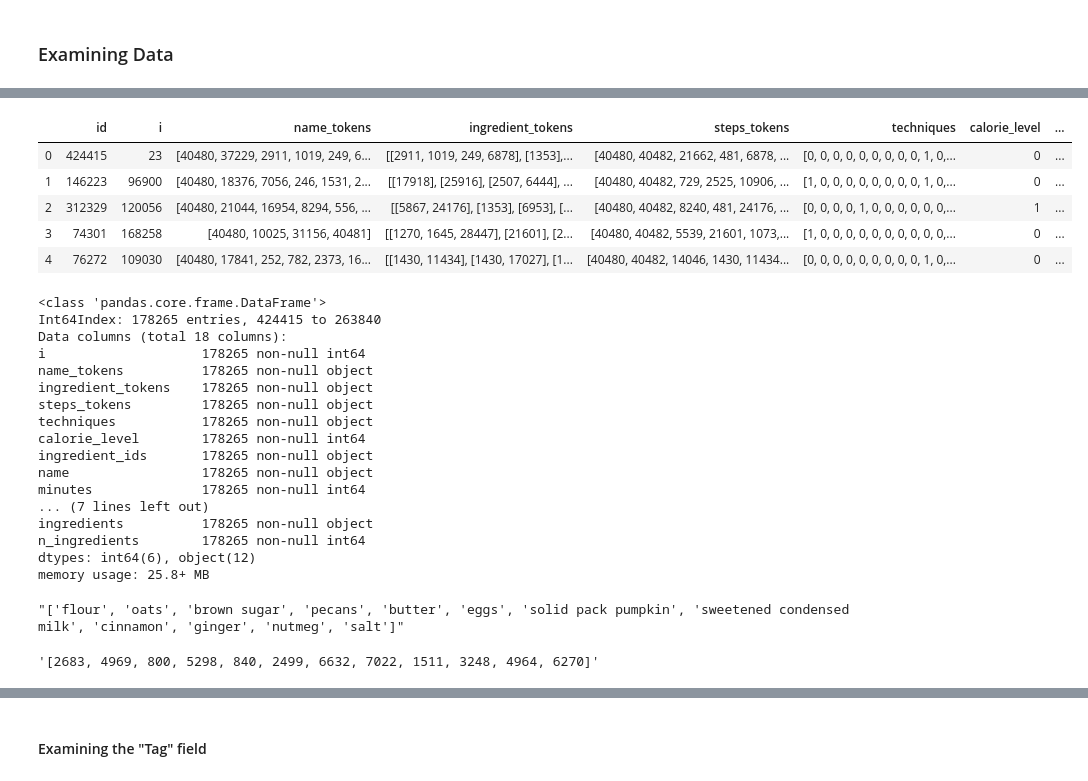
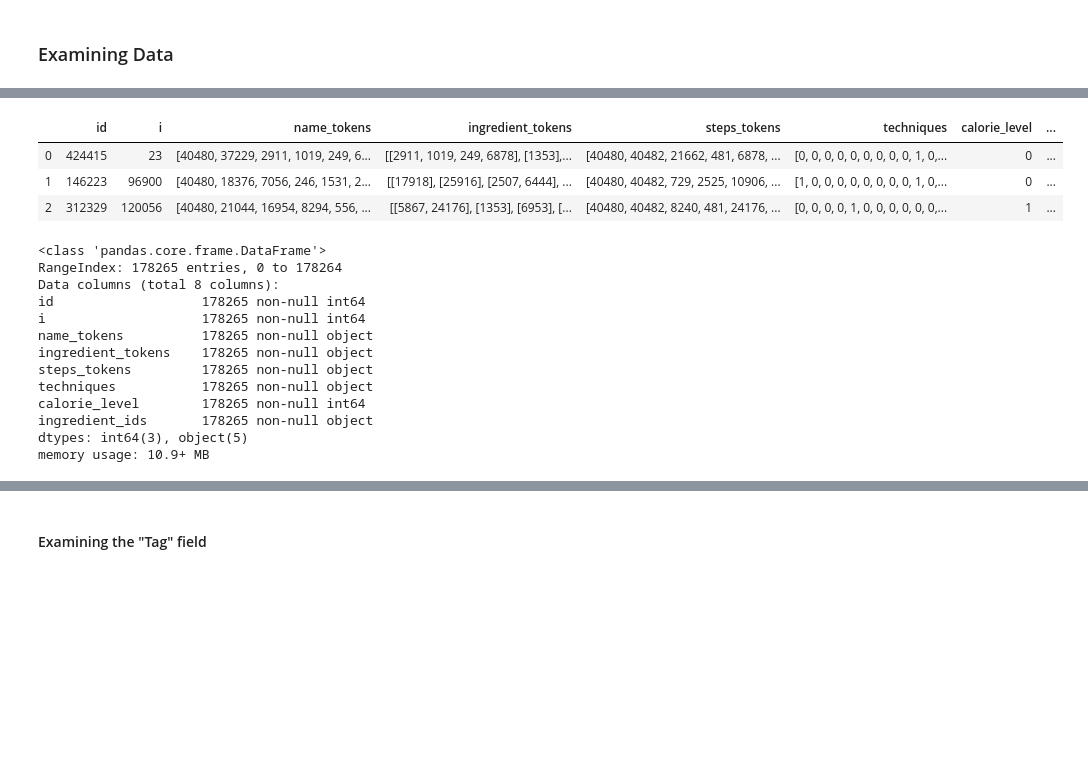
Before and after one commit to acdh-oeaw/theport2019_pier47_feedforward, a Jupyter notebook: preparing_recipe_database.ipynb, the cells around one changed output, grey strips where cells are left out. Saved outputs shown, nothing was run; the diff lists cells and outputs as text; code cells hidden in the pictures; blank space fills up the shorter version.

Commit message:
processing again the raw data - TBD

```diff
--- a/preparing_recipe_database.ipynb
+++ b/preparing_recipe_database.ipynb
@@ -49,9 +72,7 @@ df_recipes_raw.head()
 # %%
-df_recipes_cod.head()
+df_recipes_cod.head(3)
 # %% [output]
 |  | id | i | name_tokens | ingredient_tokens | steps_tokens | techniques | calorie_level | ... |
 | 0 | 424415 | 23 | [40480, 37229, 2911, 1019, 249, 6... | [[2911, 1019, 249, 6878], [1353],... | [40480, 40482, 21662, 481, 6878, ... | [0, 0, 0, 0, 0, 0, 0, 0, 0, 1, 0,... | 0 | ... |
 | 1 | 146223 | 96900 | [40480, 18376, 7056, 246, 1531, 2... | [[17918], [25916], [2507, 6444], ... | [40480, 40482, 729, 2525, 10906, ... | [1, 0, 0, 0, 0, 0, 0, 0, 0, 1, 0,... | 0 | ... |
 | 2 | 312329 | 120056 | [40480, 21044, 16954, 8294, 556, ... | [[5867, 24176], [1353], [6953], [... | [40480, 40482, 8240, 481, 24176, ... | [0, 0, 0, 0, 1, 0, 0, 0, 0, 0, 0,... | 1 | ... |
-| 3 | 74301 | 168258 | [40480, 10025, 31156, 40481] | [[1270, 1645, 28447], [21601], [2... | [40480, 40482, 5539, 21601, 1073,... | [1, 0, 0, 0, 0, 0, 0, 0, 0, 0, 0,... | 0 | ... |
-| 4 | 76272 | 109030 | [40480, 17841, 252, 782, 2373, 16... | [[1430, 11434], [1430, 17027], [1... | [40480, 40482, 14046, 1430, 11434... | [0, 0, 0, 0, 0, 0, 0, 0, 0, 1, 0,... | 0 | ... |
@@ -63,9 +79,10 @@ df_recipes.set_index(["id"], drop=True, inplace=True)
 # %%
-df_recipes.info()
+df_recipes_cod.info()
 # %% [output]
 <class 'pandas.core.frame.DataFrame'>
-Int64Index: 178265 entries, 424415 to 263840
-Data columns (total 18 columns):
+RangeIndex: 178265 entries, 0 to 178264
+Data columns (total 8 columns):
+id                   178265 non-null int64
 i                    178265 non-null int64
 name_tokens          178265 non-null object
 ingredient_tokens    178265 non-null object
@@ -73,18 +90,5 @@ steps_tokens         178265 non-null object
 techniques           178265 non-null object
 calorie_level        178265 non-null int64
 ingredient_ids       178265 non-null object
-name                 178265 non-null object
-minutes              178265 non-null int64
-... (7 lines left out)
-ingredients          178265 non-null object
-n_ingredients        178265 non-null int64
-dtypes: int64(6), object(12)
-memory usage: 25.8+ MB
+dtypes: int64(3), object(5)
+memory usage: 10.9+ MB
-# %%
-df_recipes.iloc[1]["ingredients"]
-# %% [output]
-"['flour', 'oats', 'brown sugar', 'pecans', 'butter', 'eggs', 'solid pack pumpkin', 'sweetened condensed milk', 'cinnamon', 'ginger', 'nutmeg', 'salt']"
-# %%
-df_recipes.iloc[1]["ingredient_ids"]
-# %% [output]
-'[2683, 4969, 800, 5298, 840, 2499, 6632, 7022, 1511, 3248, 4964, 6270]'
```
Also changed, not shown: parts of 13 cells of this notebook.
